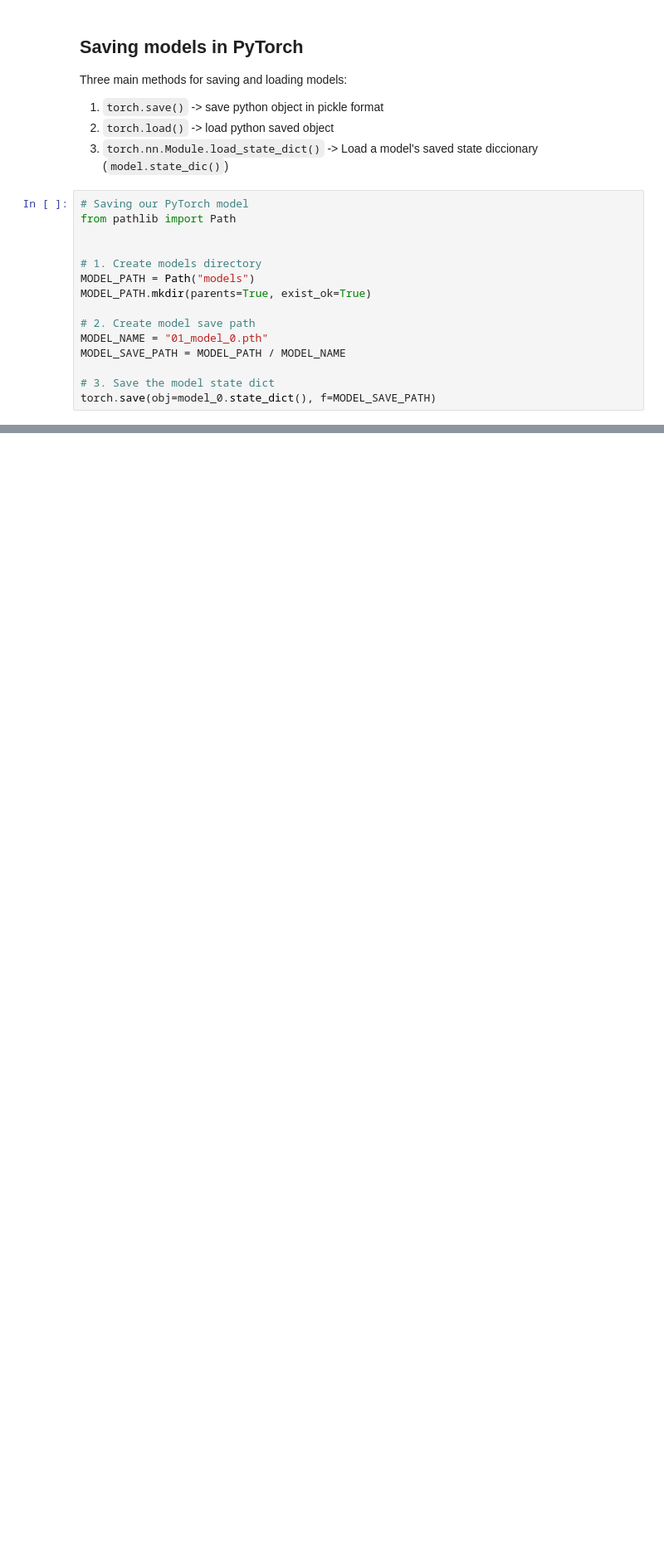
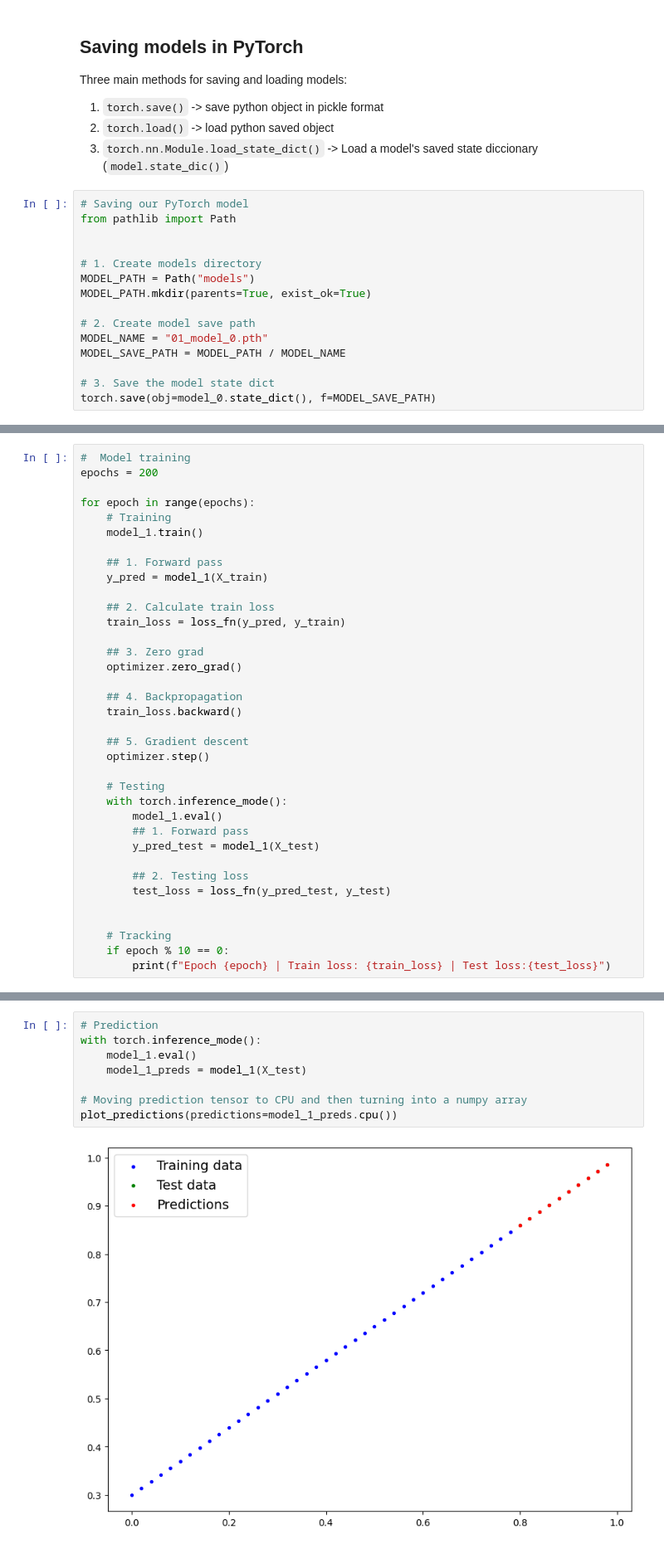
Before and after one commit to JavierMdT/PyTorch-Course, a Jupyter notebook: 01_pytorch_workflow/01_pytorch_workflow.ipynb, the cells around one changed output, grey strips where cells are left out. Shown: that part at 83% size. Cells and saved outputs as stored; diff of their text form; blank space fills up the shorter version.

```diff
--- a/01_pytorch_workflow/01_pytorch_workflow.ipynb
+++ b/01_pytorch_workflow/01_pytorch_workflow.ipynb
@@ -406,0 +611,36 @@ torch.save(obj=model_0.state_dict(), f=MODEL_SAVE_PATH)
+# %%
+#  Model training
+epochs = 200
+
+for epoch in range(epochs):
+    # Training
+    model_1.train()
+
+    ## 1. Forward pass
+    y_pred = model_1(X_train)
+
+    ## 2. Calculate train loss
+    train_loss = loss_fn(y_pred, y_train)
+
+    ## 3. Zero grad
+    optimizer.zero_grad()
+
+    ## 4. Backpropagation
+    train_loss.backward()
+
+    ## 5. Gradient descent
+    optimizer.step()
+
+    # Testing
+    with torch.inference_mode():
+        model_1.eval()
+        ## 1. Forward pass
+        y_pred_test = model_1(X_test)
+
+        ## 2. Testing loss
+        test_loss = loss_fn(y_pred_test, y_test)
+
+
+    # Tracking
+    if epoch % 10 == 0:
+        print(f"Epoch {epoch} | Train loss: {train_loss} | Test loss:{test_loss}")
@@ -406,0 +675,10 @@ torch.save(obj=model_0.state_dict(), f=MODEL_SAVE_PATH)
+# %%
+# Prediction
+with torch.inference_mode():
+    model_1.eval()
+    model_1_preds = model_1(X_test)
+
+# Moving prediction tensor to CPU and then turning into a numpy array
+plot_predictions(predictions=model_1_preds.cpu())
+# %% [output]
+[figure, added]
```
Also changed, not shown: parts of 34 cells of this notebook, 9 other files.
